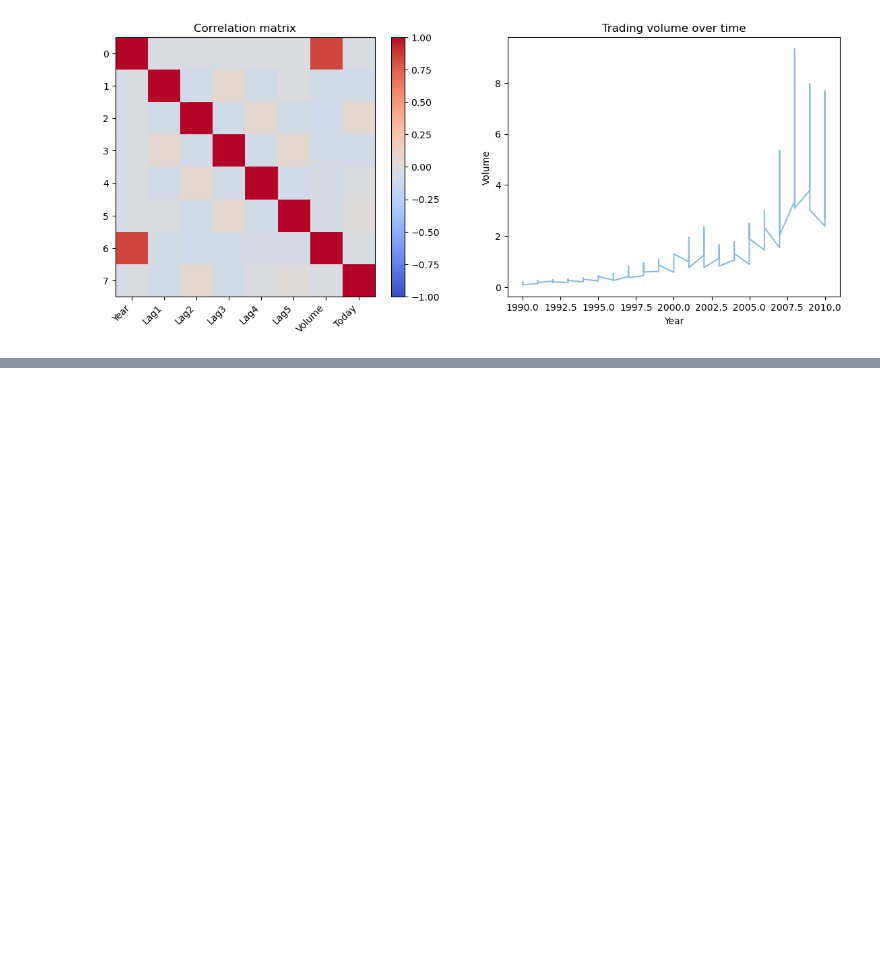
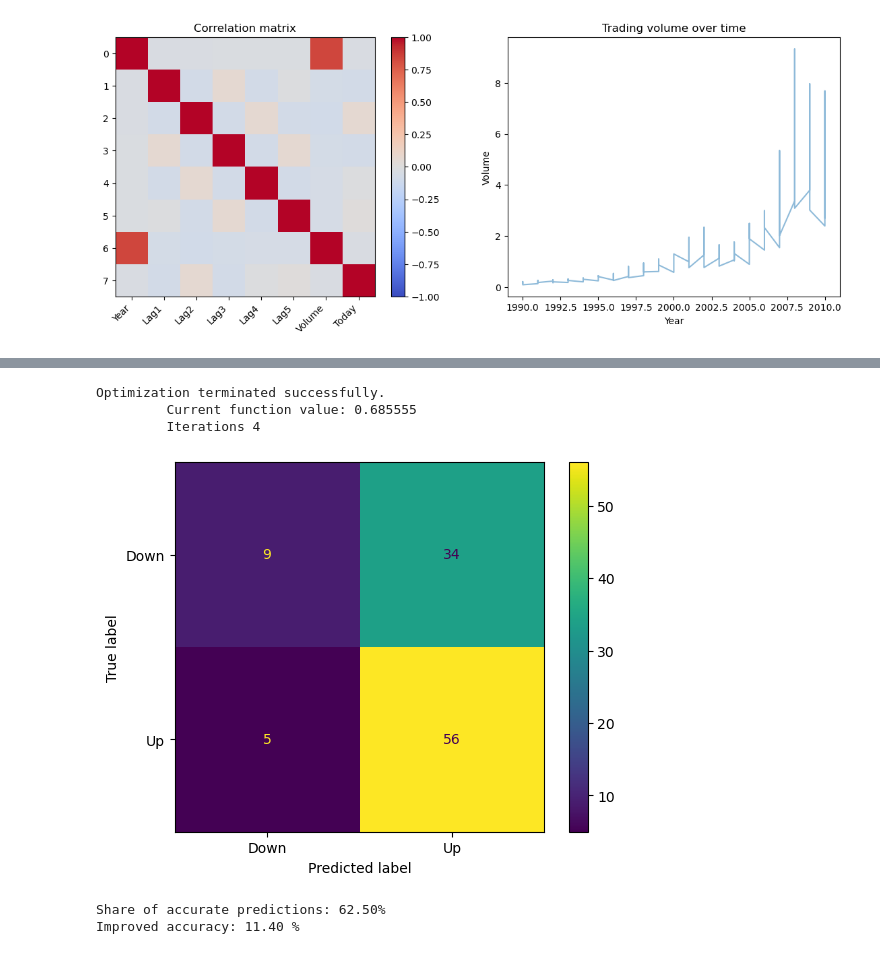
Before and after one commit to PeterTveita/BAN404, a Jupyter notebook: Foreleser/03/ex4.13.ipynb, the cells around one changed output, grey strips where cells are left out. Drawn from its saved outputs; the diff is of its cells as text; code cells hidden in the pictures; blank space fills up the shorter version.

```diff
--- a/Foreleser/03/ex4.13.ipynb
+++ b/Foreleser/03/ex4.13.ipynb
@@ -75,0 +133,31 @@ plt.show()
+# %%
+#Splitting data
+train = Weekly[Weekly['Year'] <= 2008]
+test = Weekly[Weekly['Year'] > 2008]
+# %%
+#Fit model with training data
+logistic_model2 = smf.logit('Direction_binary ~ Lag2', data = train).fit()
+# %% [output]
+Optimization terminated successfully.
+         Current function value: 0.685555
+         Iterations 4
+# %%
+#Predicting on test data
+pred_probs2 = logistic_model2.predict(test)
+pred_classes2 = (pred_probs2 >= 0.5).astype(int)
+# %%
+#Confusion matrix
+cm2 = confusion_matrix(test['Direction_binary'], pred_classes2)
+disp2 = ConfusionMatrixDisplay(confusion_matrix = cm2, display_labels = ['Down', 'Up'])
+disp2.plot()
+plt.show()
+
+accuracy2 = (pred_classes2 == test['Direction_binary']).mean()
+print(f"Share of accurate predictions: {accuracy2 * 100:.2f}%")
+
+improved_acc = (accuracy2 / accuracy - 1) * 100
+print(f"Improved accuracy: {improved_acc:.2f} %")
+# %% [output]
+[figure, added]
+Share of accurate predictions: 62.50%
+Improved accuracy: 11.40 %
```
Also changed, not shown: parts of 27 cells of this notebook.
